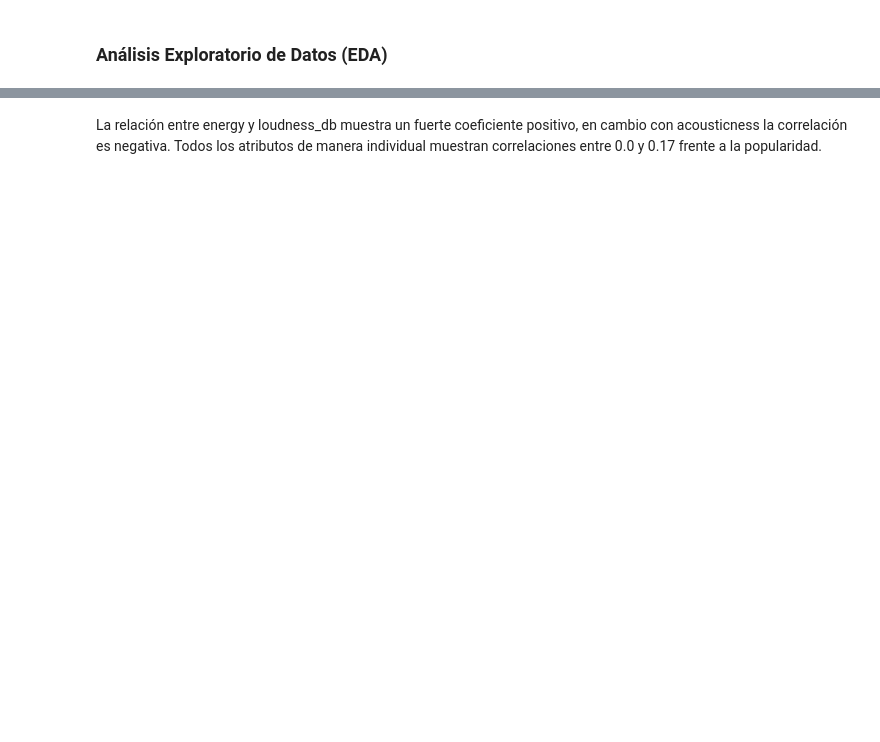
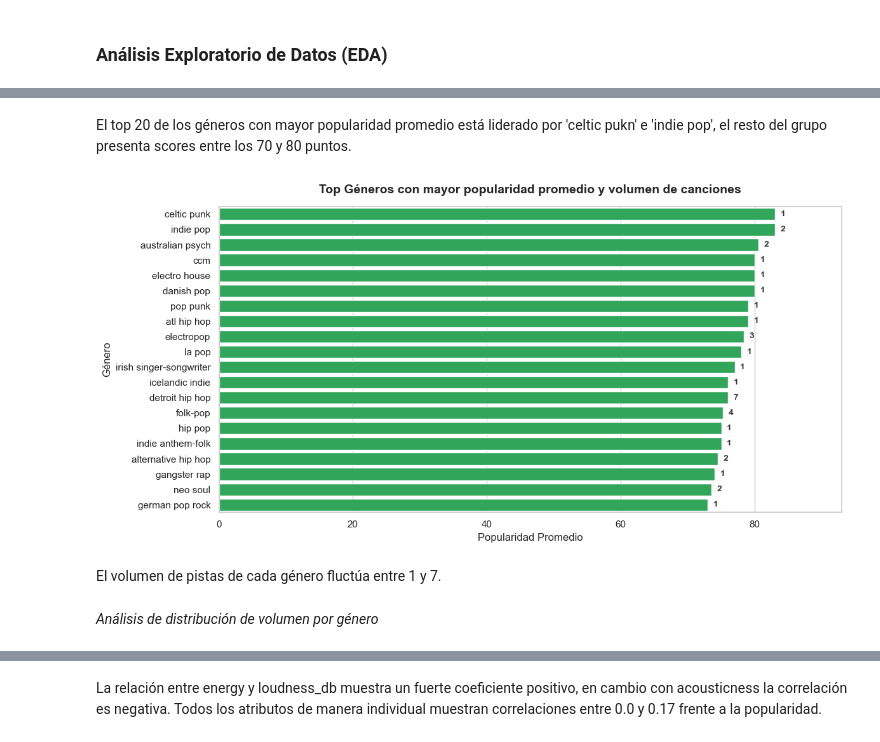
Before and after one commit to isaacnhf-oss/Spotify-Streaming-Audit-, a Jupyter notebook: notebooks/EDA.ipynb, the cells around one changed output, grey strips where cells are left out. Cells and saved outputs as stored; diff of their text form; code cells hidden in the pictures; blank space fills up the shorter version.

```diff
--- a/notebooks/EDA.ipynb
+++ b/notebooks/EDA.ipynb
@@ -54,0 +216,54 @@ Los valores de popularidad en todo el catálogo tienen como media general 59.4 p
+# %% [markdown]
+El top 20 de los géneros con mayor popularidad promedio está liderado por 'celtic pukn' e 'indie pop', el resto del grupo presenta scores entre los 70 y 80 puntos.
+# %%
+# Incluir el volumen de canciones en cada género del top 20
+# Configurar el tamaño y el estilo
+plt.figure(figsize=(12, 6))
+sns.set_theme(style="whitegrid")
+
+# Resetear el índice para que 'top_genre' sea una columna accesible
+df_plot = genre_popularity.reset_index()
+
+# Crear el gráfico de barras
+ax = sns.barplot(
+    data=df_plot,
+    x='popularity_mean',
+    y='top_genre',
+    color='#1DB954' # Verde Spotify estándar para evitar el bug de las barras en blanco
+)
+
+# Dibujar el recuento utilizando la posición de las filas del DataFrame
+max_popularidad = df_plot['popularity_mean'].max()
+
+for i, fila in df_plot.iterrows():
+    popularidad = fila['popularity_mean']
+    conteo_canciones = int(fila['total_tracks'])
+
+    # Colocar el texto usando la coordenada del eje Y (que coincide con el índice i)
+    ax.text(
+        x=popularidad + (max_popularidad * 0.01), # Posición X (justo después del fin de la barra)
+        y=i,                                      # Posición Y (el centro de la barra actual)
+        s=f'{conteo_canciones}',                # Texto a mostrar (ej: n=15)
+        va='center',
+        ha='left',
+        fontsize=10,
+        fontweight='bold',
+        color='#333333'
+    )
+
+# Personalización del gráfico
+ax.set_title('Top Géneros con mayor popularidad promedio y volumen de canciones', fontsize=14, fontweight='bold', pad=15)
+ax.set_xlabel('Popularidad Promedio', fontsize=12)
+ax.set_ylabel('Género', fontsize=12)
+
+# Ajustar el límite de X para dar espacio al texto
+ax.set_xlim(0, max_popularidad * 1.12)
+
+plt.tight_layout()
+plt.show()
+# %% [output]
+[figure, added]
+# %% [markdown]
+El volumen de pistas de cada género fluctúa entre 1 y 7.
+# %% [markdown]
+*Análisis de distribución de volumen por género*
```
Also changed, not shown: parts of 55 cells of this notebook.
